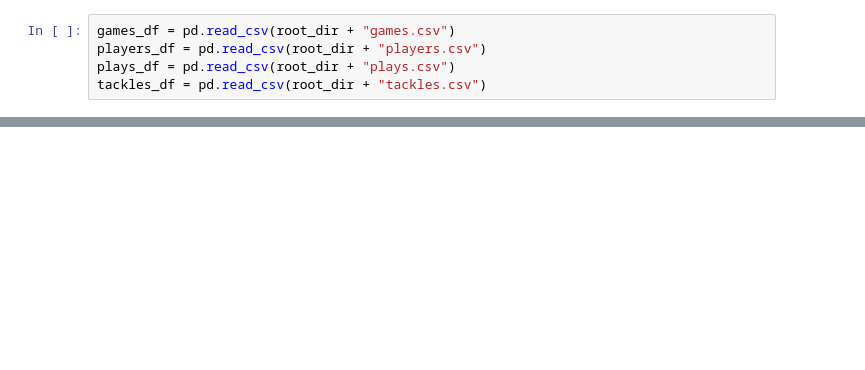
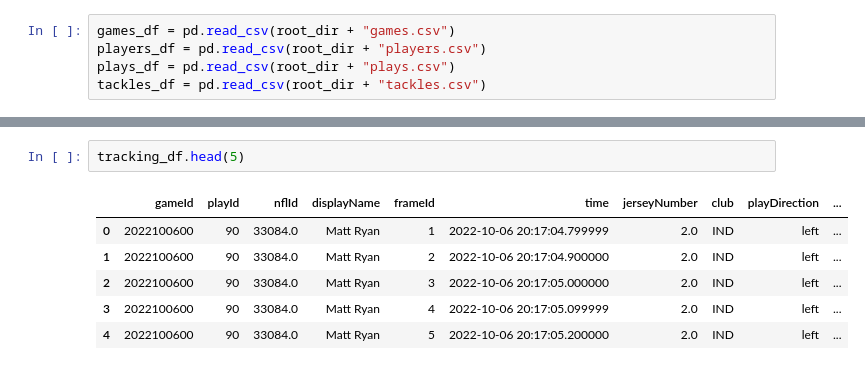
Before and after one commit to jvalderr239/GCN, a Jupyter notebook: notebooks/data_visualization.ipynb, the cells around one changed output, grey strips where cells are left out. Drawn from its saved outputs; the diff is of its cells as text; blank space fills up the shorter version.

```diff
--- a/notebooks/data_visualization.ipynb
+++ b/notebooks/data_visualization.ipynb
@@ -23,0 +61,9 @@ tracking_df = pd.concat(tracking_files, axis="columns")
+# %%
+tracking_df.head(5)
+# %% [output]
+|  | gameId | playId | nflId | displayName | frameId | time | jerseyNumber | club | playDirection | ... |
+| 0 | 2022100600 | 90 | 33084.0 | Matt Ryan | 1 | 2022-10-06 20:17:04.799999 | 2.0 | IND | left | ... |
+| 1 | 2022100600 | 90 | 33084.0 | Matt Ryan | 2 | 2022-10-06 20:17:04.900000 | 2.0 | IND | left | ... |
+| 2 | 2022100600 | 90 | 33084.0 | Matt Ryan | 3 | 2022-10-06 20:17:05.000000 | 2.0 | IND | left | ... |
+| 3 | 2022100600 | 90 | 33084.0 | Matt Ryan | 4 | 2022-10-06 20:17:05.099999 | 2.0 | IND | left | ... |
+| 4 | 2022100600 | 90 | 33084.0 | Matt Ryan | 5 | 2022-10-06 20:17:05.200000 | 2.0 | IND | left | ... |
```
Also changed, not shown: parts of 14 cells of this notebook, 3 other files.
